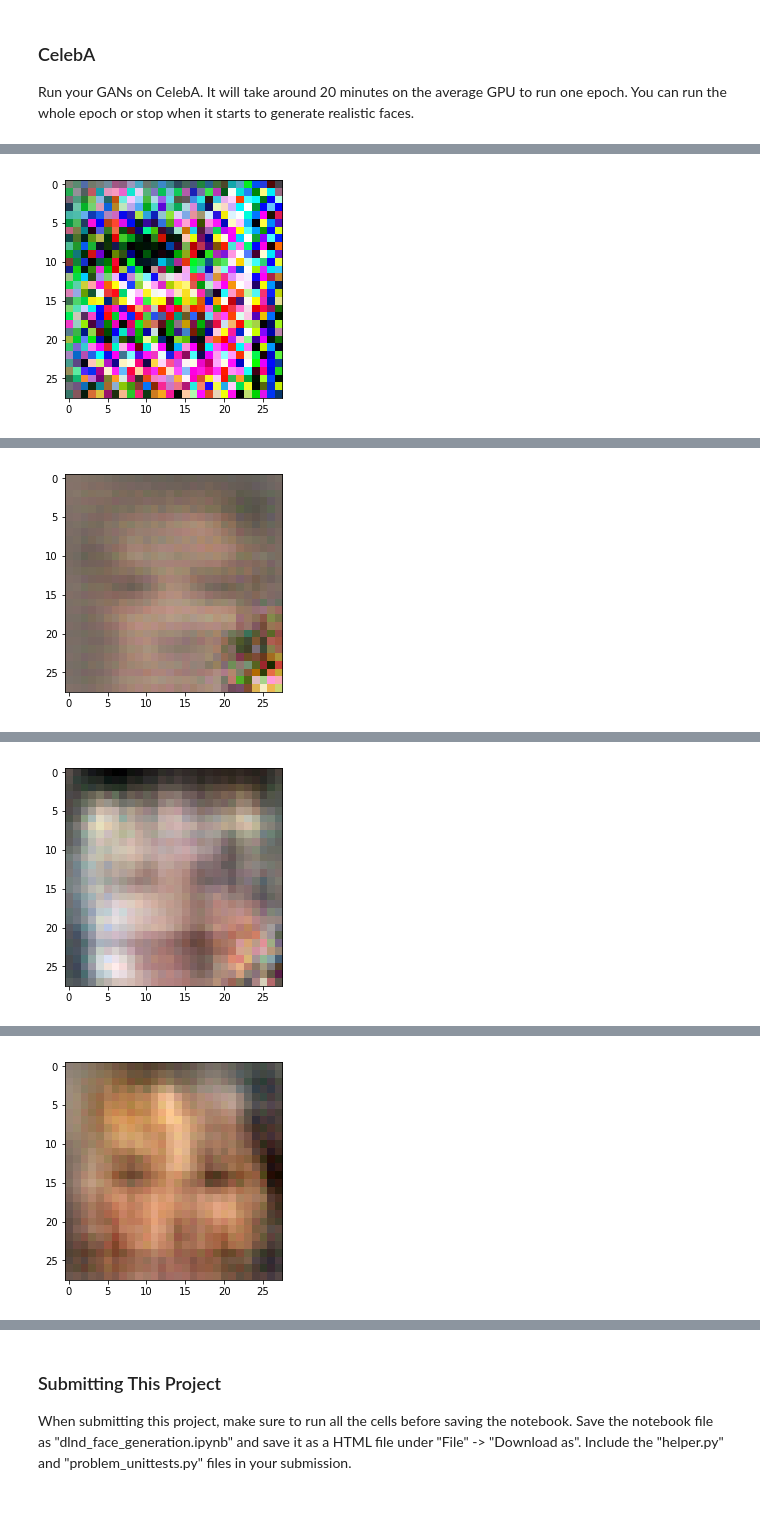
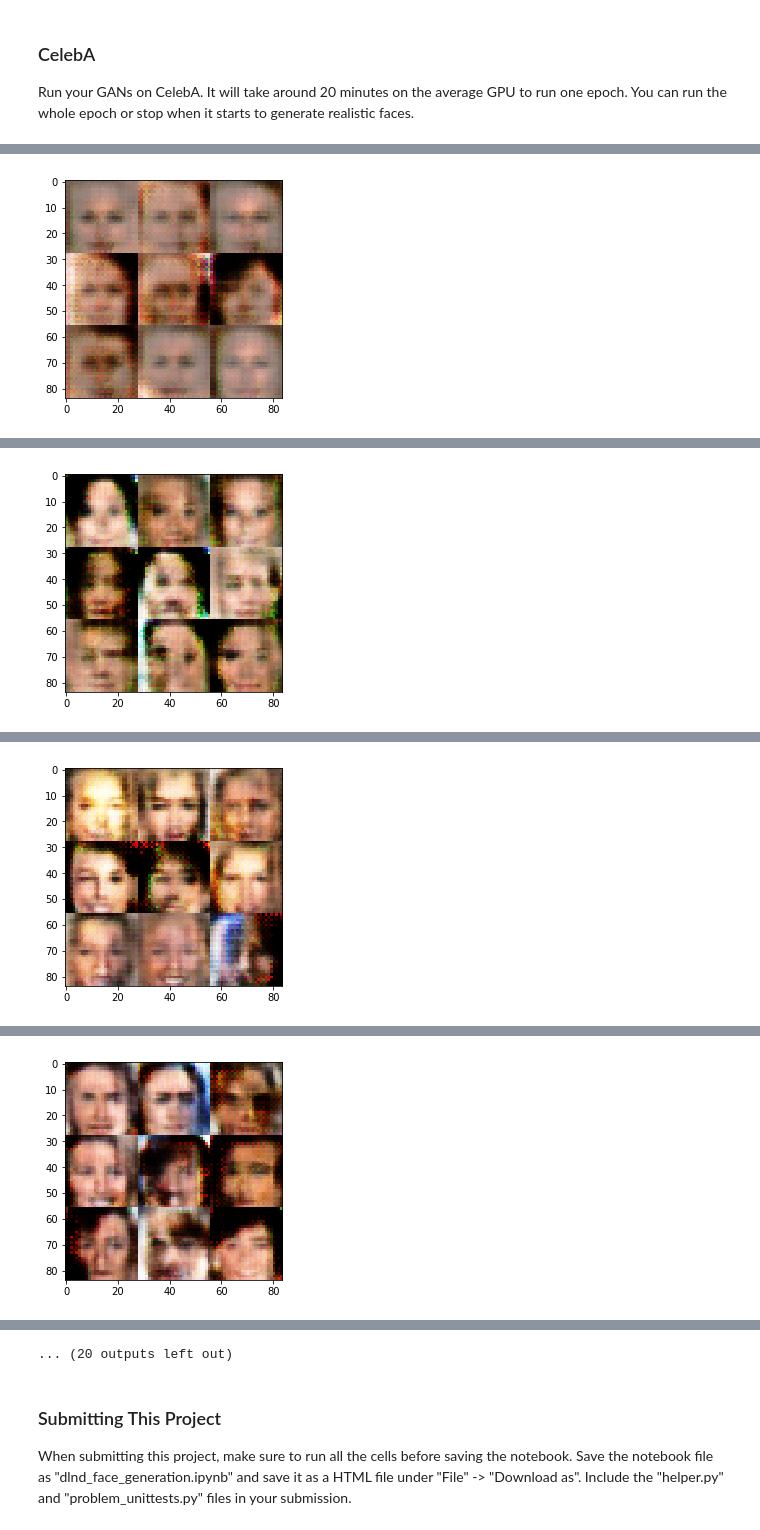
Before and after one commit to ohswift/DLND_projects, a Jupyter notebook: face_generation/dlnd_face_generation.ipynb, the cells around one changed output, grey strips where cells are left out. Cells and saved outputs as stored; diff of their text form; code cells hidden in the pictures.

```diff
--- a/face_generation/dlnd_face_generation.ipynb
+++ b/face_generation/dlnd_face_generation.ipynb
@@ -222,7 +234,7 @@ Implement `model_loss` to build the GANs for training and calculate the loss.  T
 # %%
 tf.reset_default_graph()
 # %%
-def model_loss(input_real, input_z, out_channel_dim, alpha=1.0):
+def model_loss(input_real, input_z, out_channel_dim):
     """
     Get the loss for the discriminator and generator
     :param input_real: Images from the real dataset
@@ -231,13 +243,14 @@ def model_loss(input_real, input_z, out_channel_dim, alpha=1.0):
     :return: A tuple of (discriminator loss, generator loss)
     """
     # TODO: Implement Function
-    g_model = generator(input_z, out_channel_dim, True, alpha)
+    g_model = generator(input_z, out_channel_dim, True)
 
-    d_model_real, d_logits_real = discriminator(input_real, alpha=alpha)
-    d_model_fake, d_logits_fake = discriminator(g_model, reuse=True, alpha=alpha)
+    d_model_real, d_logits_real = discriminator(input_real)
+    d_model_fake, d_logits_fake = discriminator(g_model, reuse=True)
 
+    smooth = 0.1
     d_loss_real = tf.reduce_mean(
-        tf.nn.sigmoid_cross_entropy_with_logits(logits=d_logits_real, labels=tf.ones_like(d_model_real)))
+        tf.nn.sigmoid_cross_entropy_with_logits(logits=d_logits_real, labels=tf.ones_like(d_model_real)*(1-smooth)))
     d_loss_fake = tf.reduce_mean(
         tf.nn.sigmoid_cross_entropy_with_logits(logits=d_logits_fake, labels=tf.zeros_like(d_model_fake)))
     g_loss = tf.reduce_mean(
@@ -296,7 +309,7 @@ DON'T MODIFY ANYTHING IN THIS CELL
 """
 import numpy as np
 
-def show_generator_output(sess, n_images, input_z, out_channel_dim, image_mode, alpha=1.0):
+def show_generator_output(sess, n_images, input_z, out_channel_dim, image_mode):
     """
     Show example output for the generator
     :param sess: TensorFlow session
@@ -310,7 +323,7 @@ def show_generator_output(sess, n_images, input_z, out_channel_dim, image_mode,
     example_z = np.random.uniform(-1, 1, size=[n_images, z_dim])
 
     samples = sess.run(
-        generator(input_z, out_channel_dim, False, alpha),
+        generator(input_z, out_channel_dim, False),
         feed_dict={input_z: example_z})
 
     images_grid = helper.images_square_grid(samples, image_mode)
@@ -325,7 +338,7 @@ Implement `train` to build and train the GANs.  Use the following functions you
 
 Use the `show_generator_output` to show `generator` output while you train. Running `show_generator_output` for every batch will drastically increase training time and increase the size of the notebook.  It's recommended to print the `generator` output every 100 batches.
 # %%
-def train(epoch_count, batch_size, z_dim, learning_rate, beta1, get_batches, data_shape, data_image_mode, alpha=1.0):
+def train(epoch_count, batch_size, z_dim, learning_rate, beta1, get_batches, data_shape, data_image_mode):
     """
     Train the GAN
     :param epoch_count: Number of epochs
@@ -342,13 +355,12 @@ def train(epoch_count, batch_size, z_dim, learning_rate, beta1, get_batches, dat
     image_shape = data_shape[1:]
     channel = image_shape[2]
     input_real, input_z, lr = model_inputs(image_shape[0], image_shape[1], image_shape[2], z_dim)
-    d_loss, g_loss = model_loss(input_real, input_z,
-                                          channel, alpha)
+    d_loss, g_loss = model_loss(input_real, input_z, channel)
     d_opt, g_opt = model_opt(d_loss, g_loss, lr, beta1)
 
     steps = 0
-    print_every = 30
-    show_every = 400
+    print_every = 50
+    show_every = 200
     samples, losses = [], []
 
     with tf.Session() as sess:
@@ -357,6 +369,8 @@ def train(epoch_count, batch_size, z_dim, learning_rate, beta1, get_batches, dat
             for batch_images in get_batches(batch_size):
                 # TODO: Train Model
                 steps += 1
+                # scale to -1..1
+                batch_images = batch_images * 2
                 # Sample random noise for G
                 batch_z = np.random.uniform(-1, 1, size=(batch_size, z_dim))
 
@@ -376,9 +390,9 @@ def train(epoch_count, batch_size, z_dim, learning_rate, beta1, get_batches, dat
                     # Save losses to view after training
 #                     losses.append((train_loss_d, train_loss_g))
                 if steps % show_every == 0:
-                    show_generator_output(sess, 1, input_z, channel, data_image_mode, alpha=alpha)
+                    show_generator_output(sess, 3*3, input_z, channel, data_image_mode)
         # show last one...
-        show_generator_output(sess, 1, input_z, channel, data_image_mode, alpha=alpha)
+        show_generator_output(sess, 4*4, input_z, channel, data_image_mode)
 #         saver.save(sess, './checkpoints/generator.ckpt')
 #     with open('samples.pkl', 'wb') as f:
 #         pkl.dump(samples, f)
@@ -442,11 +452,10 @@ Epoch 2/2... Discriminator Loss: 1.5512... Generator Loss: 0.4088
 ### CelebA
 Run your GANs on CelebA.  It will take around 20 minutes on the average GPU to run one epoch.  You can run the whole epoch or stop when it starts to generate realistic faces.
 # %%
-batch_size = 128
+batch_size = 64
 z_dim = 100
-learning_rate = 0.002
+learning_rate = 0.001
 beta1 = 0.5
-alpha = 1.0   # leaky relu, not work well...
 
 """
 DON'T MODIFY ANYTHING IN THIS CELL THAT IS BELOW THIS LINE
@@ -456,5 +465,5 @@ epochs = 1
 celeba_dataset = helper.Dataset('celeba', glob(os.path.join(data_dir, 'img_align_celeba/*.jpg')))
 with tf.Graph().as_default():
     train(epochs, batch_size, z_dim, learning_rate, beta1, celeba_dataset.get_batches,
-          celeba_dataset.shape, celeba_dataset.image_mode, alpha=alpha)
+          celeba_dataset.shape, celeba_dataset.image_mode)
 # %% [output]
@@ -474 +474 @@ Epoch 1/1... Discriminator Loss: 0.0680... Generator Loss: 3.7744
-[figure, old version]
+[figure, new version]
@@ -488 +479 @@ Epoch 1/1... Discriminator Loss: 1.5033... Generator Loss: 0.9600
-[figure, old version]
+[figure, new version]
@@ -503 +484 @@ Epoch 1/1... Discriminator Loss: 1.5228... Generator Loss: 0.9081
-[figure, old version]
+[figure, new version]
@@ -516 +489 @@ Epoch 1/1... Discriminator Loss: 1.4278... Generator Loss: 0.6484
-[figure, old version]
+[figure, new version]
@@ -517,3 +500,4 @@ Epoch 1/1... Discriminator Loss: 1.4278... Generator Loss: 0.6484
+... (20 outputs left out)
 # %% [markdown]
 ### Submitting This Project
 When submitting this project, make sure to run all the cells before saving the notebook. Save the notebook file as "dlnd_face_generation.ipynb" and save it as a HTML file under "File" -> "Download as". Include the "helper.py" and "problem_unittests.py" files in your submission.
```
Also changed, not shown: parts of 5 cells of this notebook, 2 other files.
